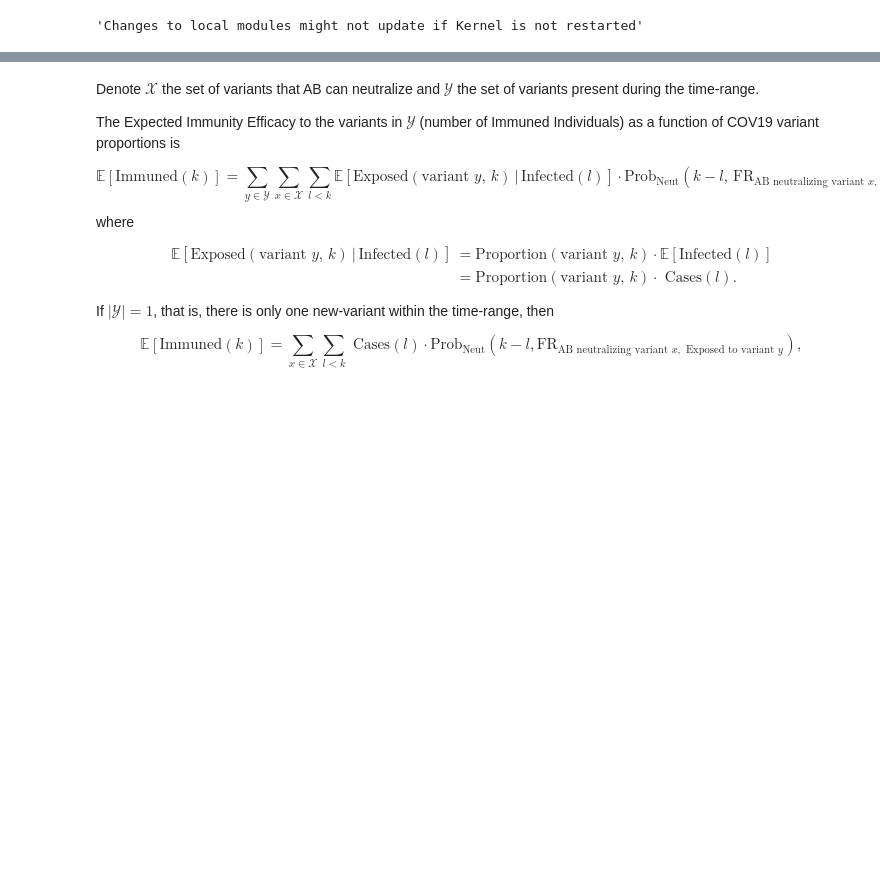
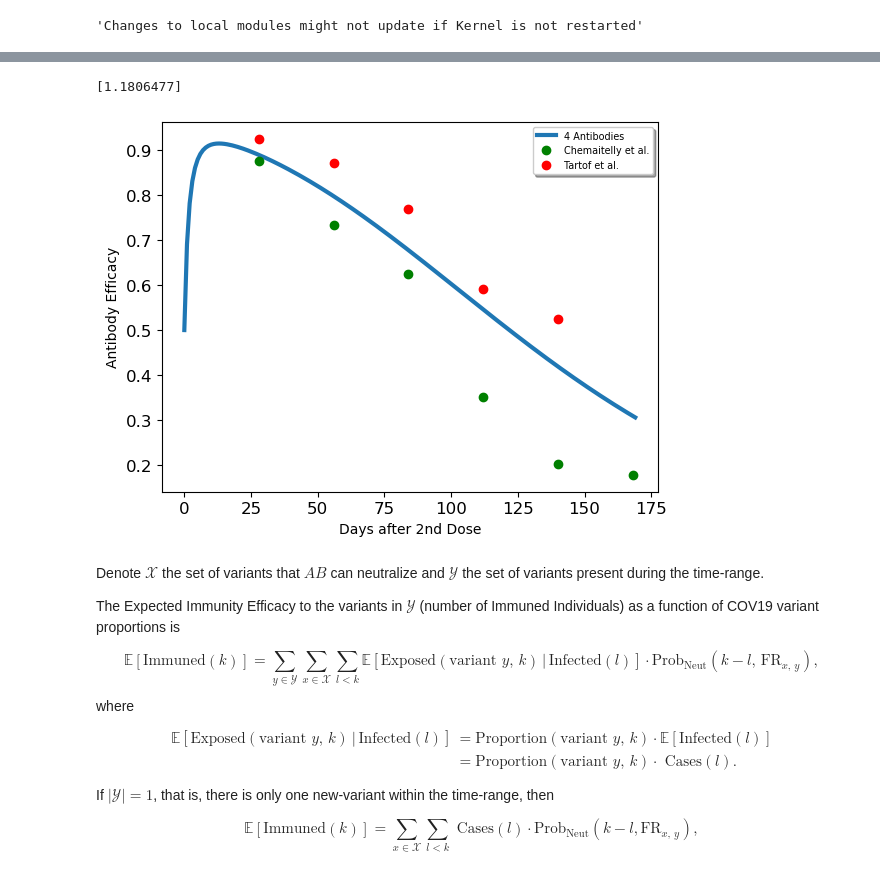
Before and after one commit to AlexiaNomena/Immune_Waning, a Jupyter notebook: Helper.ipynb, the cells around one changed output, grey strips where cells are left out. Saved outputs shown, nothing was run; the diff lists cells and outputs as text; code cells hidden in the pictures; blank space fills up the shorter version.

```diff
--- a/Helper.ipynb
+++ b/Helper.ipynb
@@ -107,34 +133,38 @@ ve_data_1 = np.array([87.6, 73.3, 62.4, 35.1, 20.4, 17.9])/100
 ve_data_2 = np.array([0.92423, 0.87141, 0.76936, 0.59191, 0.52525])
 ve_data = [ve_data_1, ve_data_2]
 # %%
-"""Fit the data using n=1,2,3,...,10 antibodies"""
 from scipy.optimize import root
 
+"""Fit the data using n=1,2,3,...,10 antibodies"""
+"""
 guess = 0.2
-"""
 for n in range(1,len(t_max)+1):
     ic50 = root(sqrt_diff, guess, args = (days, ve_data, n, c_dframe), method = "lm").x
     print(ic50)
     ve_estimate = np.zeros(170)
     for i in range(170):
         antibody_level = c_dframe.loc[i][1:n+1]
         ve_estimate[i] = vaccine_efficacy_n_antibodies(antibody_level, ic50)
     plt.plot(range(170), ve_estimate, label = "VE estimate w/ "+ str(n) + " AB")
 """
+guess = 0.2
 IC50_data = root(sqrt_diff, guess, args = (days, ve_data, len(Ab_classes), c_dframe), method = "lm").x
 print(IC50_data)
 ve_estimate = np.zeros(170)
 for i in range(170):
     antibody_level = c_dframe.loc[i][1:]
     ve_estimate[i] = vaccine_efficacy_n_antibodies(antibody_level, IC50_data)
 
 plt.plot(range(170), ve_estimate, label = "%s Antibodies"%len(Ab_classes), linewidth = 3)
 plt.plot(days, ve_data_1,'go', label = "Chemaitelly et al.")
 plt.plot(days[0:5], ve_data_2, 'ro', label = "Tartof et al.")
 plt.xlabel("Days after 2nd Dose")
 plt.ylabel("Antibody Efficacy")
 plt.legend(loc='upper right', shadow=True, fontsize='x-small')
 plt.show()
+# %% [output]
+[1.1806477]
+[figure, added]
 # %%
 """Variant considered and they proportions"""
 variant_x_list = ["Wuhan-Hu-1"] # variants neutralized by antibodies
@@ -193,13 +224,13 @@ for y in range(len(variant_considered)):
 
 Expected_Immuned = np.row_stack(tuple(IM_list))
 # %% [markdown]
-Denote $\mathcal{X}$ the set of variants that AB can neutralize and $\mathcal{Y}$ the set of variants present during the time-range.
+Denote $\mathcal{X}$ the set of variants that $AB$ can neutralize and $\mathcal{Y}$ the set of variants present during the time-range.
 
 
 The Expected Immunity Efficacy to the variants in $\mathcal{Y}$ (number of Immuned Individuals) as a function of COV19 variant proportions is
 
 $$
-\mathbb{E}[\text{Immuned}(k)] = \sum_{y\in \mathcal{Y}}  \sum_{x\in \mathcal{X}} \sum\limits_{l<k} \mathbb{E}\left[\text{Exposed}(\text{variant } y,\, k)\,|\,\text{Infected}(l)\right]\cdot \text{Prob}_\text{Neut}(k - l,\, \text{FR}_{\text{AB neutralizing variant } x, \text{ Exposed to variant } y}),
+\mathbb{E}[\text{Immuned}(k)] = \sum_{y\in \mathcal{Y}}  \sum_{x\in \mathcal{X}} \sum\limits_{l<k} \mathbb{E}\left[\text{Exposed}(\text{variant } y,\, k)\,|\,\text{Infected}(l)\right]\cdot \text{Prob}_\text{Neut}(k - l,\, \text{FR}_{ x,\, y}),
 $$
 where
 \begin{equation}
@@ -214,5 +245,5 @@ where
 If $|\mathcal{Y}| = 1$, that is, there is only one new-variant within the time-range, then
 
 $$
-\mathbb{E}[\text{Immuned}(k)] = \sum_{x\in \mathcal{X}} \sum\limits_{l<k} \text{ Cases}(l)\cdot \text{Prob}_\text{Neut}(k - l, \text{FR}_{\text{AB neutralizing variant } x, \text{ Exposed to variant } y}),
+\mathbb{E}[\text{Immuned}(k)] = \sum_{x\in \mathcal{X}} \sum\limits_{l<k} \text{ Cases}(l)\cdot \text{Prob}_\text{Neut}(k - l, \text{FR}_{x,\, y}),
 $$
```
Also changed, not shown: parts of 18 cells of this notebook, 3 other files.
